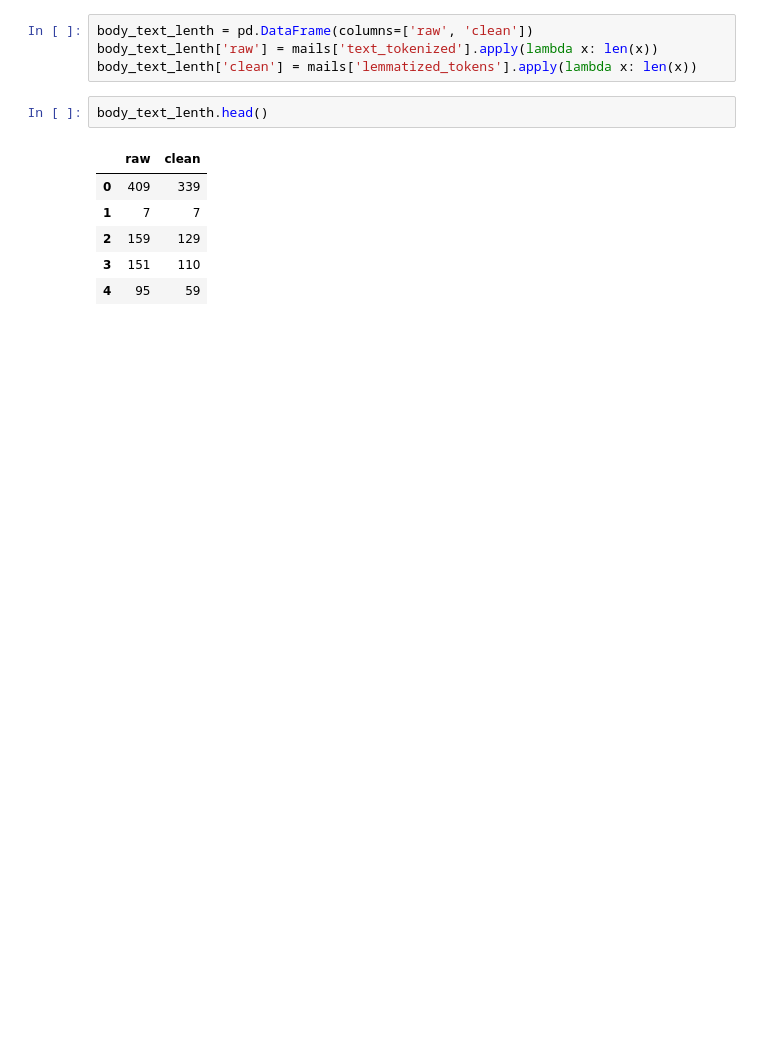
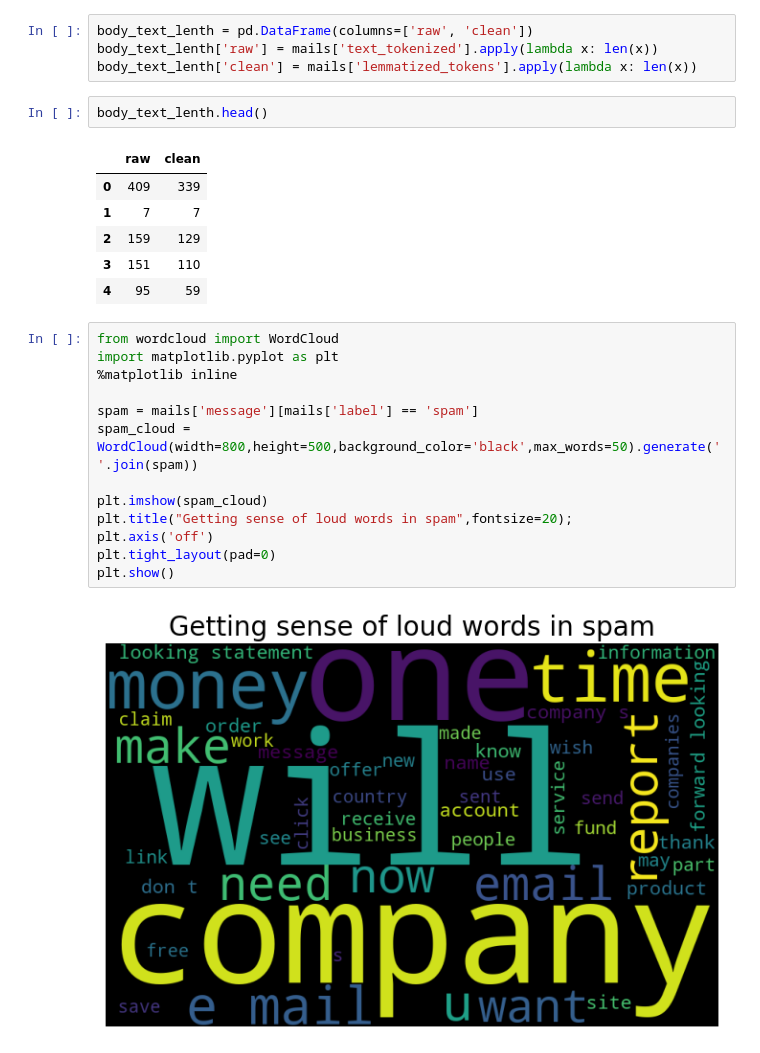
Before and after one commit to wolf-77/clean-mail, a Jupyter notebook: mail.ipynb, the cells around one changed output. Cells and saved outputs as stored; diff of their text form; blank space fills up the shorter version.

```diff
--- a/mail.ipynb
+++ b/mail.ipynb
@@ -164,3 +164,18 @@ body_text_lenth.head()
 | 2 | 159 | 129 |
 | 3 | 151 | 110 |
 | 4 | 95 | 59 |
+# %%
+from wordcloud import WordCloud
+import matplotlib.pyplot as plt
+%matplotlib inline
+
+spam = mails['message'][mails['label'] == 'spam']
+spam_cloud = WordCloud(width=800,height=500,background_color='black',max_words=50).generate(' '.join(spam))
+
+plt.imshow(spam_cloud)
+plt.title("Getting sense of loud words in spam",fontsize=20);
+plt.axis('off')
+plt.tight_layout(pad=0)
+plt.show()
+# %% [output]
+[figure, added]
```
Also changed, not shown: parts of 6 cells of this notebook, 1 other file.
